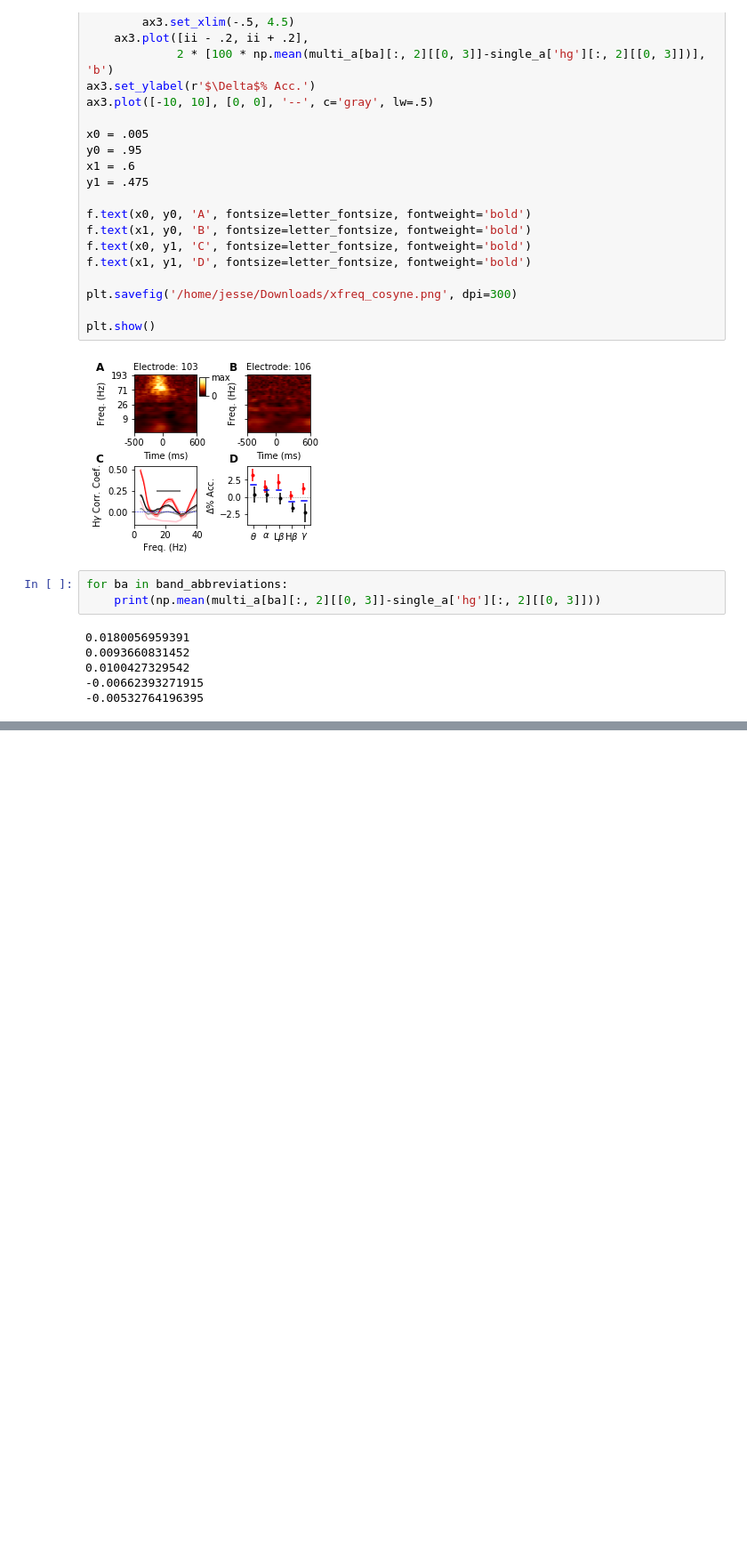
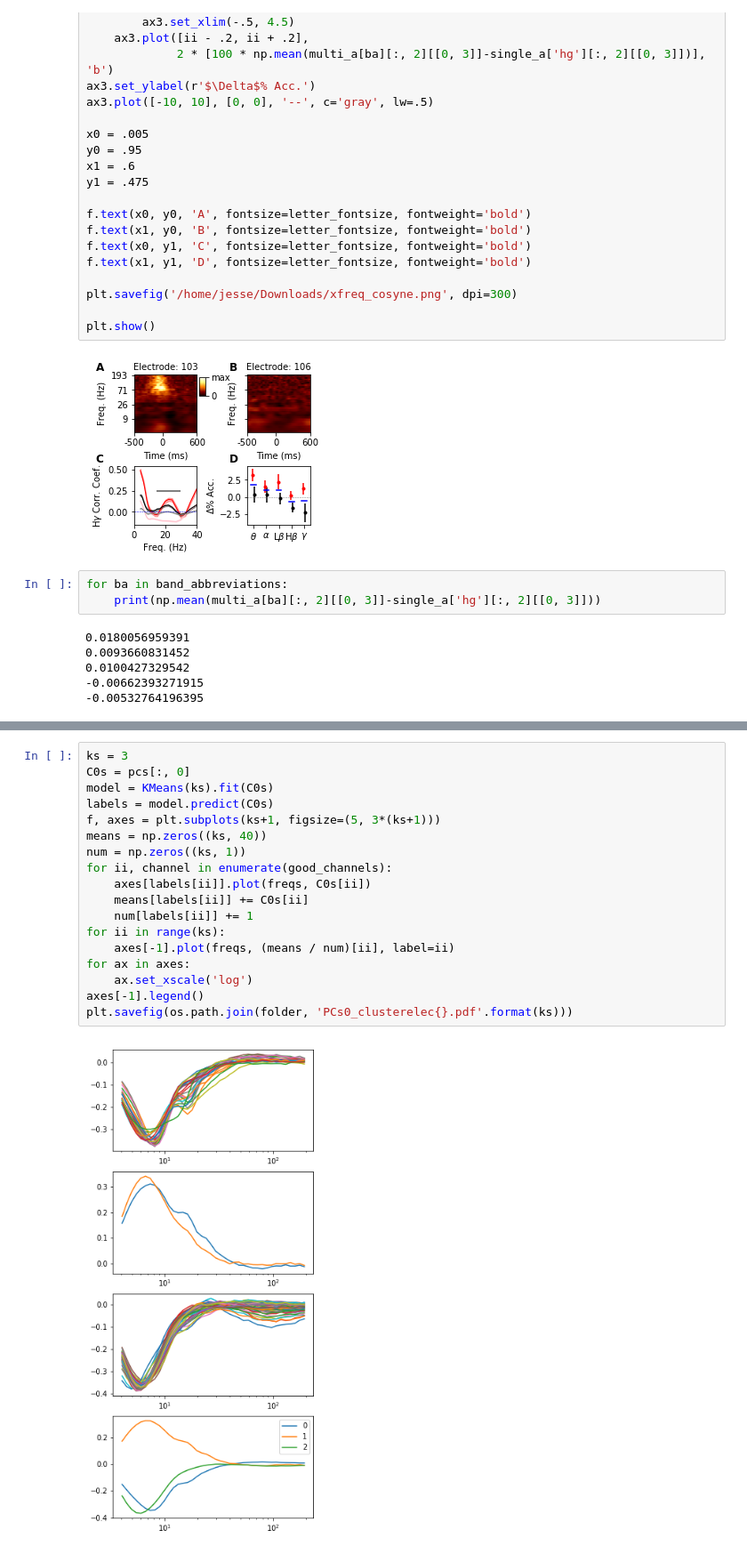
Before and after one commit to BouchardLab/cv_paper_plots, a Jupyter notebook: xfreq/xfreq_plots.ipynb, the cells around one changed output, grey strips where cells are left out. Shown at 89% size. Drawn from its saved outputs; the diff is of its cells as text; blank space fills up the shorter version.

```diff
--- a/xfreq/xfreq_plots.ipynb
+++ b/xfreq/xfreq_plots.ipynb
@@ -452,0 +627,20 @@ for ba in band_abbreviations:
+# %%
+ks = 3
+C0s = pcs[:, 0]
+model = KMeans(ks).fit(C0s)
+labels = model.predict(C0s)
+f, axes = plt.subplots(ks+1, figsize=(5, 3*(ks+1)))
+means = np.zeros((ks, 40))
+num = np.zeros((ks, 1))
+for ii, channel in enumerate(good_channels):
+    axes[labels[ii]].plot(freqs, C0s[ii])
+    means[labels[ii]] += C0s[ii]
+    num[labels[ii]] += 1
+for ii in range(ks):
+    axes[-1].plot(freqs, (means / num)[ii], label=ii)
+for ax in axes:
+    ax.set_xscale('log')
+axes[-1].legend()
+plt.savefig(os.path.join(folder, 'PCs0_clusterelec{}.pdf'.format(ks)))
+# %% [output]
+[figure, added]
```
Also changed, not shown: parts of 18 cells of this notebook.
